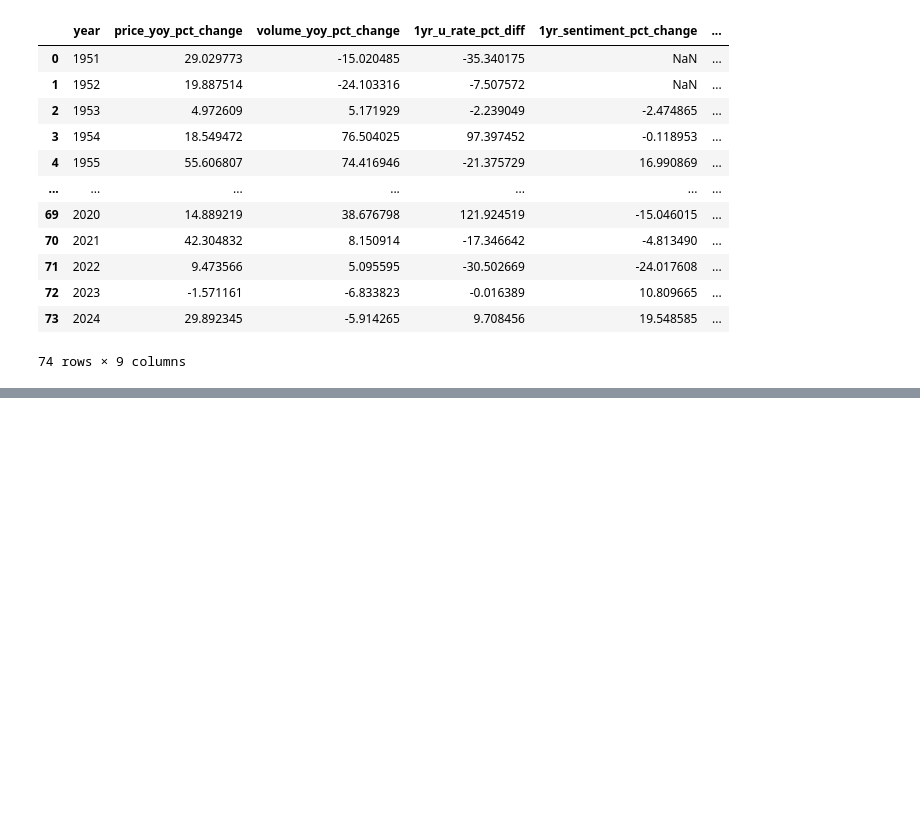
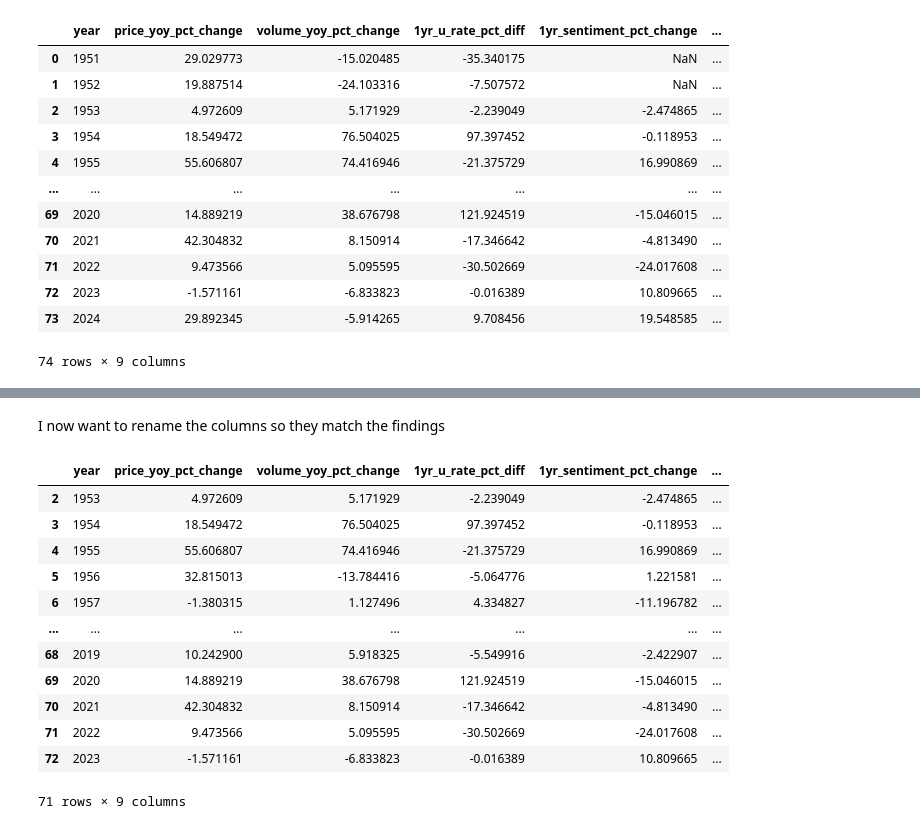
Before and after one commit to calvinraab/ML_Algorithmic_Trading, a Jupyter notebook: model_building.ipynb, the cells around one changed output, grey strips where cells are left out. Cells and saved outputs as stored; diff of their text form; code cells hidden in the pictures; blank space fills up the shorter version.

```diff
--- a/model_building.ipynb
+++ b/model_building.ipynb
@@ -311,0 +363,27 @@ final_year_modeling_data
+# %% [markdown]
+I now want to rename the columns so they match the findings
+# %%
+# Define the new labels based on your observations
+cluster_labels = {
+    0: 'Bad Economy',
+    1: 'Average Economy',
+    2: 'Good Economy'
+}
+
+# Apply the new labels to the 'cluster' column
+unsupervised_economic_data_for_modeling['economy_label'] = unsupervised_economic_data_for_modeling['cluster'].map(cluster_labels)
+unsupervised_economic_data_for_modeling
+# %% [output]
+|  | year | price_yoy_pct_change | volume_yoy_pct_change | 1yr_u_rate_pct_diff | 1yr_sentiment_pct_change | ... |
+| 2 | 1953 | 4.972609 | 5.171929 | -2.239049 | -2.474865 | ... |
+| 3 | 1954 | 18.549472 | 76.504025 | 97.397452 | -0.118953 | ... |
+| 4 | 1955 | 55.606807 | 74.416946 | -21.375729 | 16.990869 | ... |
+| 5 | 1956 | 32.815013 | -13.784416 | -5.064776 | 1.221581 | ... |
+| 6 | 1957 | -1.380315 | 1.127496 | 4.334827 | -11.196782 | ... |
+| ... | ... | ... | ... | ... | ... | ... |
+| 68 | 2019 | 10.242900 | 5.918325 | -5.549916 | -2.422907 | ... |
+| 69 | 2020 | 14.889219 | 38.676798 | 121.924519 | -15.046015 | ... |
+| 70 | 2021 | 42.304832 | 8.150914 | -17.346642 | -4.813490 | ... |
+| 71 | 2022 | 9.473566 | 5.095595 | -30.502669 | -24.017608 | ... |
+| 72 | 2023 | -1.571161 | -6.833823 | -0.016389 | 10.809665 | ... |
+71 rows × 9 columns
```
Also changed, not shown: parts of 13 cells of this notebook, 1 other file.
